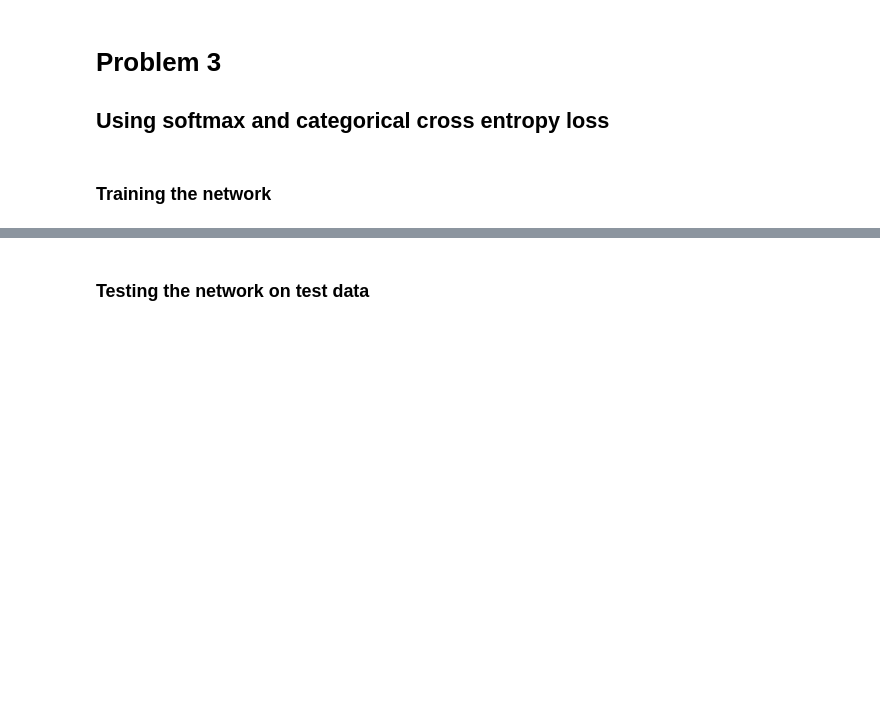
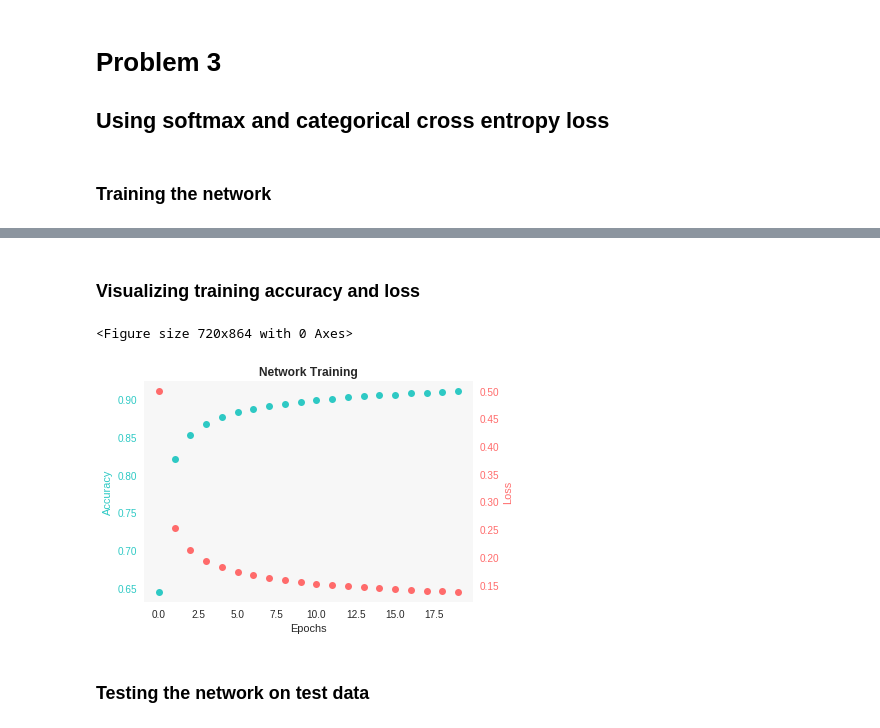
Before and after one commit to abeSanchez/Machine-Learning-UCF, a Jupyter notebook: homework1.ipynb, the cells around one changed output, grey strips where cells are left out. Saved outputs shown, nothing was run; the diff lists cells and outputs as text; code cells hidden in the pictures; blank space fills up the shorter version.

```diff
--- a/homework1.ipynb
+++ b/homework1.ipynb
@@ -220,16 +323,18 @@ Accuracy on test data : 0.9161
 # %% [markdown]
 ### Training the network
 # %%
-epochs = 10
+epochs = 20
 lr = 0.01
 batch_size = 32
+accuracy = []
+loss = []
 
 for epoch in range(epochs):
   shuffled_indices = np.random.permutation(len(flat_x_train))
   flat_x_train_shuffled = flat_x_train[shuffled_indices]
   y_train_shuffled = y_train_cat[shuffled_indices]
+  loss_epoch = 0
   correct = 0
-  loss = 0
 
   for i in range(0, len(flat_x_train), batch_size):
     xi = flat_x_train_shuffled[i:i+batch_size]
@@ -238,10 +343,15 @@ for epoch in range(epochs):
     for j in range(batch_size):
       z = xi[j].dot(w_cce).reshape(10,1) + w_cce_b.reshape(10,1)
       a = softmax(z)
+
+      loss_epoch += cce_loss(a, yi[j].reshape(10,1))
       correct += 1 if np.argmax(a) == np.argmax(yi[j]) else 0
-      loss += cce_loss(a, yi[j].reshape(10,1))
-      gradient = cce_gradient(a, xi[j], yi[j].reshape(10,1)) if j == 0 else gradient + cce_gradient(a, xi[j], yi[j].reshape(10,1))
-      gradient_b = cce_gradient(a, 1, yi[j].reshape(10,1)) if j == 0 else gradient_b + cce_gradient(a, 1, yi[j].reshape(10,1))
+
+      gradient_j = cce_gradient(a, xi[j], yi[j].reshape(10,1))
+      gradient_b_j = cce_gradient(a, 1, yi[j].reshape(10,1))
+
+      gradient = gradient_j if j == 0 else gradient + gradient_j
+      gradient_b = gradient_b if j == 0 else gradient_b + gradient_b_j
 
     gradient = gradient / batch_size
     gradient_b = gradient_b / batch_size
@@ -249,6 +359,5 @@ for epoch in range(epochs):
     w_cce = w_cce - lr * gradient.T
     w_cce_b = w_cce_b - lr * gradient_b
 
-  loss /= len(flat_x_train)
-  accuracy = correct / len(flat_x_train)
-  print("After epoch " + str(epoch + 1) + " | loss: " + str(loss) + " - accuracy: " + str(accuracy))
+  loss.append(loss_epoch / len(flat_x_train))
+  accuracy.append(correct / len(flat_x_train))
@@ -266,3 +364,29 @@ After epoch 10 | loss: 0.13900374648994618 - accuracy: 0.9091833333333333
+# %% [markdown]
+### Visualizing training accuracy and loss
+# %%
+training_plots = {}
+
+plt.figure(figsize=(10,12))
+
+fig, ax1 = plt.subplots()
+ax1.set_title("Network Training", fontweight='bold')
+ax1.set_xlabel('Epochs')
+ax1.plot(range(len(accuracy)), accuracy, '#2EC9C4', ls=' ', marker='o')
+ax1.set_ylabel('Accuracy', color='#2EC9C4')
+ax1.tick_params('y', colors='#2EC9C4')
+ax1.grid(False)
+ax1.set_facecolor('#F7F7F7')
+
+ax2 = ax1.twinx()
+ax2.plot(range(len(loss)), loss, '#FF6B6B', ls=' ', marker='o')
+ax2.set_ylabel('Loss', color='#FF6B6B')
+ax2.tick_params('y', colors='#FF6B6B')
+ax2.grid(False)
+
+plt.tight_layout()
+# %% [output]
+<Figure size 720x864 with 0 Axes>
+[figure, added]
 # %% [markdown]
 ### Testing the network on test data
 # %%
```
Also changed, not shown: parts of 21 cells of this notebook.
